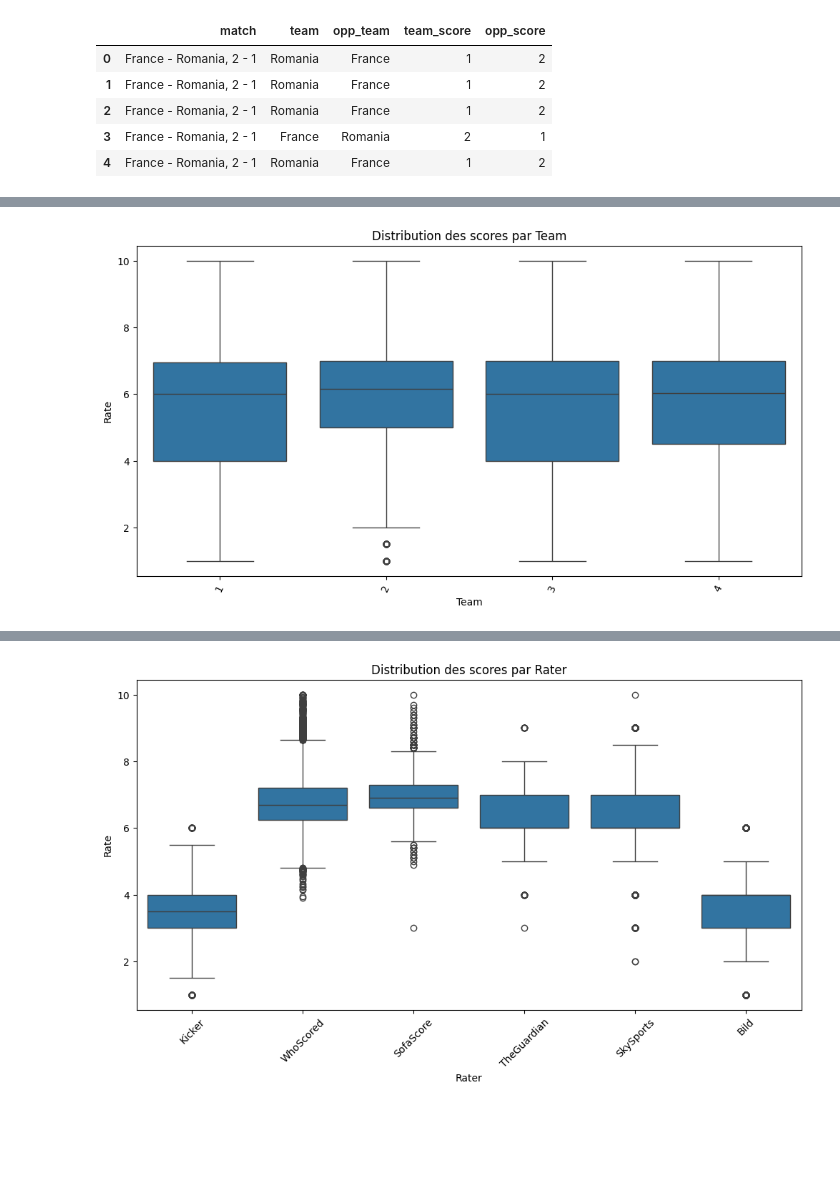
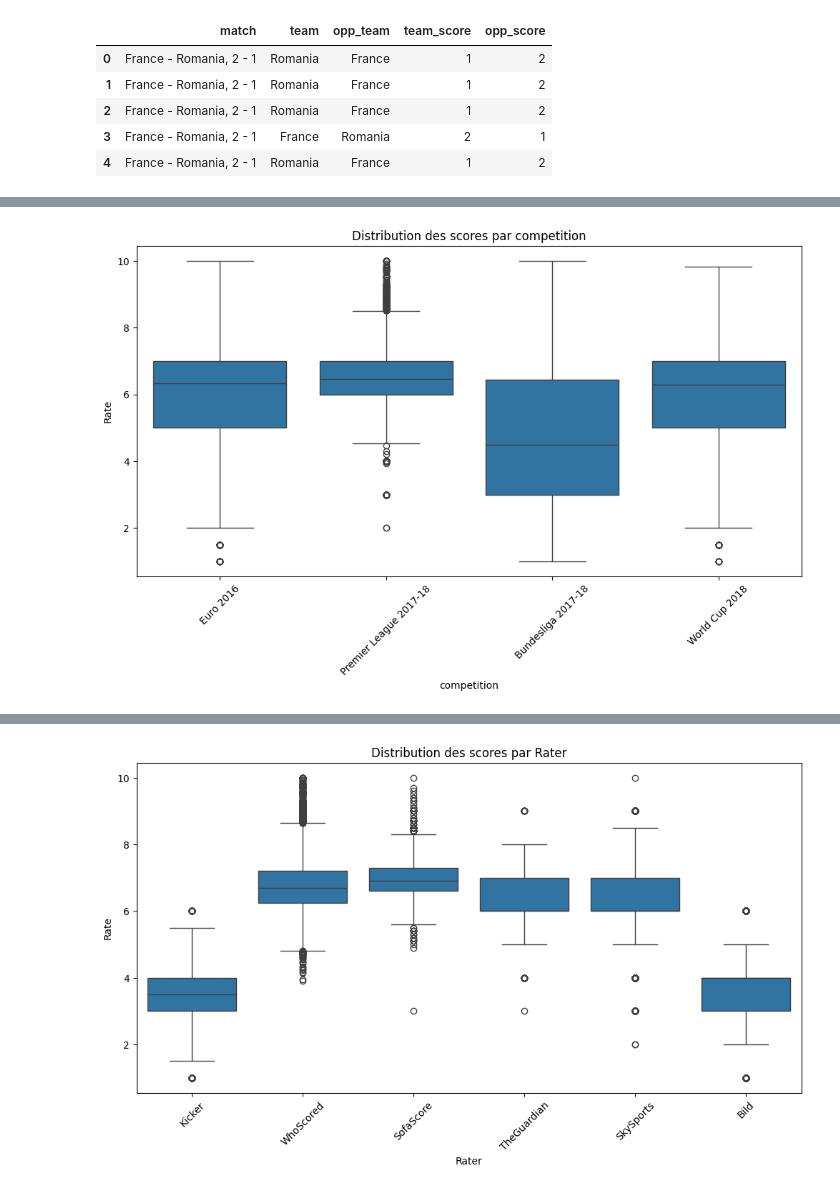
Before and after one commit to valentinb67/ML_DL_project, a Jupyter notebook: 1-DataCleaning.ipynb, the cells around one changed output, grey strips where cells are left out. Drawn from its saved outputs; the diff is of its cells as text; code cells hidden in the pictures; blank space fills up the shorter version.

```diff
--- a/1-DataCleaning.ipynb
+++ b/1-DataCleaning.ipynb
@@ -96,11 +149,8 @@ df[['match', 'team', 'opp_team', 'team_score', 'opp_score']].head()
 | 3 | France - Romania, 2 - 1 | France | Romania | 2 | 1 |
 | 4 | France - Romania, 2 - 1 | Romania | France | 1 | 2 |
 # %%
+# Variables temporelles
 df['date'] = pd.to_datetime(df['date'], format='%d/%m/%Y')
-
-# Extraire l'année et le semestre
-
 df['year'] = df['date'].dt.year
-df['semester'] = (df['date'].dt.month // 3) + (df['date'].dt.month % 3 > 0)
-
-df[['date', 'year', 'semester']].head()
+#df['semester'] = (df['date'].dt.month // 3) + (df['date'].dt.month % 3 > 0)
+df['semester'] = ((df['date'].dt.month+2)//3)
@@ -122,11 +252,11 @@ df = pd.concat([df, get_dum], axis=1)
 # %%
-# Tracer les boxplots pour chaque team
+# Tracer les boxplots pour chaque rater
 plt.figure(figsize=(12, 6))
-sns.boxplot(data=df, x='semester', y='original_rating')
-plt.title('Distribution des scores par Team')
-plt.xlabel('Team')
+sns.boxplot(data=df, x='competition', y='original_rating')
+plt.title('Distribution des scores par competition')
+plt.xlabel('competition')
 plt.ylabel('Rate')
-plt.xticks(rotation=65)
+plt.xticks(rotation=45)
 plt.show()
 # %% [output]
-[figure, old version]
+[figure, new version]
```
Also changed, not shown: parts of 75 cells of this notebook, 2 other files.
